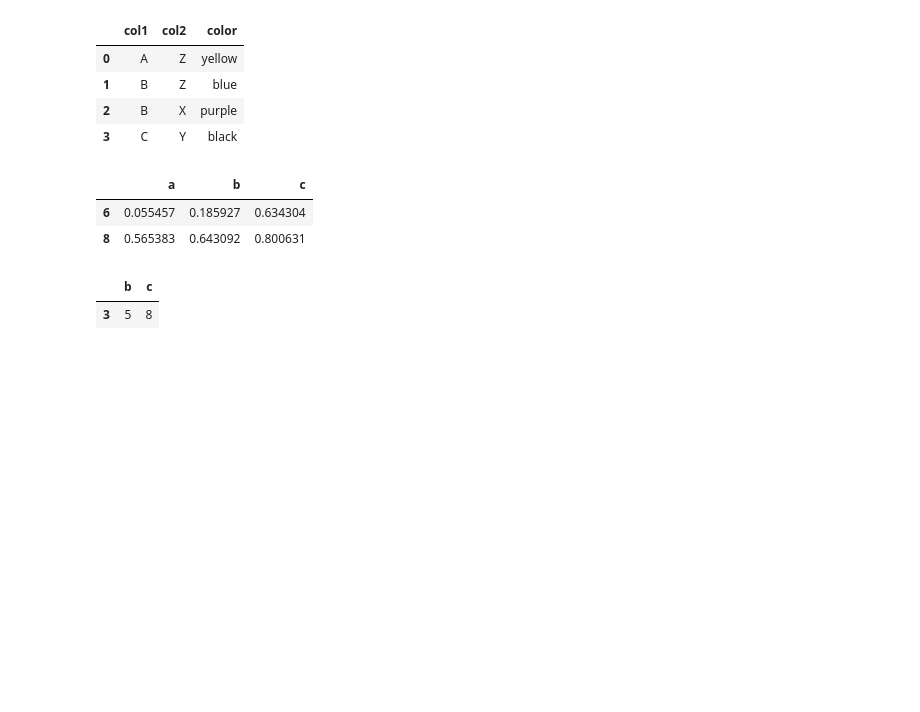
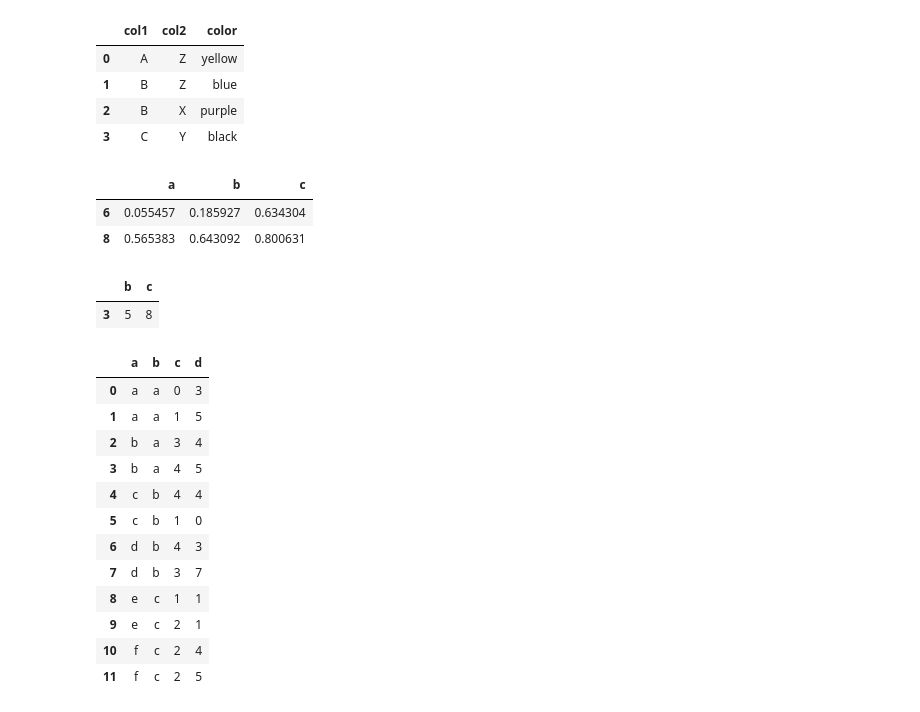
Before and after one commit to Patotricks15/pandas_documentation_study, a Jupyter notebook: indexing_selecting_data.ipynb, the cells around one changed output. Saved outputs shown, nothing was run; the diff lists cells and outputs as text; code cells hidden in the pictures; blank space fills up the shorter version.

```diff
--- a/indexing_selecting_data.ipynb
+++ b/indexing_selecting_data.ipynb
@@ -322,3 +322,23 @@ df.query('index < b < c')
 # %% [output]
 |  | b | c |
 | 3 | 5 | 8 |
+# %%
+df = pd.DataFrame({'a': list('aabbccddeeff'), 'b': list('aaaabbbbcccc'),
+                   'c': np.random.randint(5, size=12),
+                   'd': np.random.randint(9, size=12)})
+# %%
+df
+# %% [output]
+|  | a | b | c | d |
+| 0 | a | a | 0 | 3 |
+| 1 | a | a | 1 | 5 |
+| 2 | b | a | 3 | 4 |
+| 3 | b | a | 4 | 5 |
+| 4 | c | b | 4 | 4 |
+| 5 | c | b | 1 | 0 |
+| 6 | d | b | 4 | 3 |
+| 7 | d | b | 3 | 7 |
+| 8 | e | c | 1 | 1 |
+| 9 | e | c | 2 | 1 |
+| 10 | f | c | 2 | 4 |
+| 11 | f | c | 2 | 5 |
```
Also changed, not shown: parts of 7 cells of this notebook.
